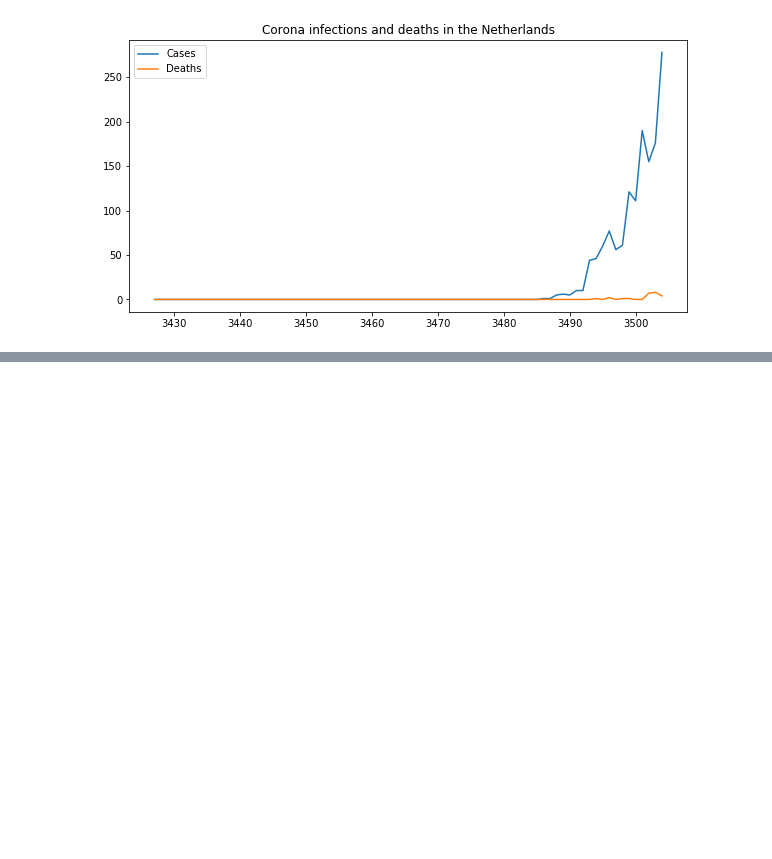
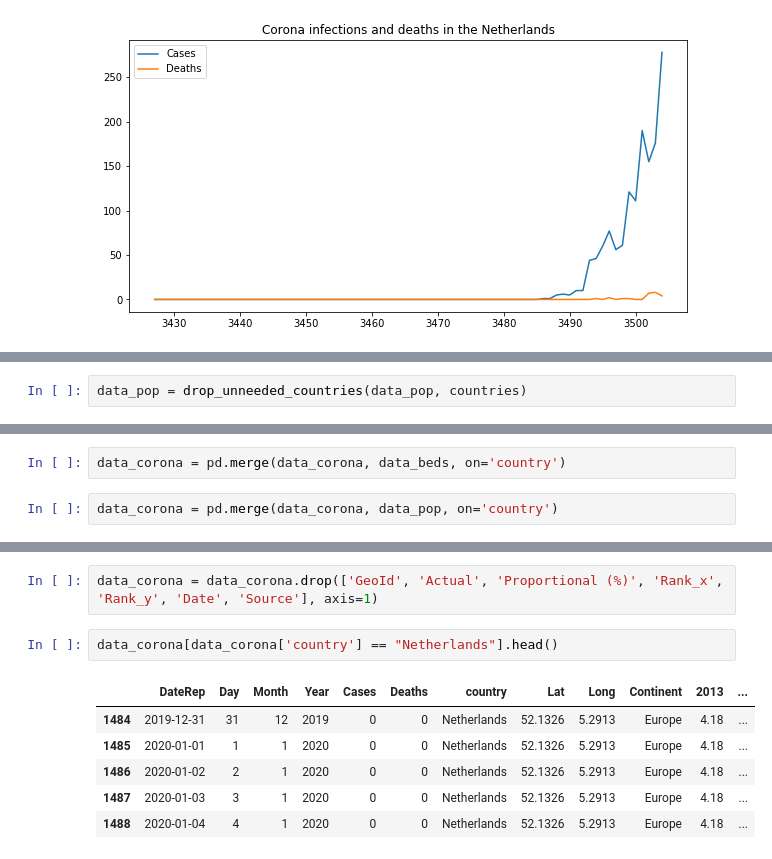
Before and after one commit to paulozk/corona, a Jupyter notebook: notebooks/data_preparation.ipynb, the cells around one changed output, grey strips where cells are left out. Saved outputs shown, nothing was run; the diff lists cells and outputs as text; blank space fills up the shorter version.

```diff
--- a/notebooks/data_preparation.ipynb
+++ b/notebooks/data_preparation.ipynb
@@ -101 +166,3 @@ plt.legend(['Cases', 'Deaths'])
+# %%
+data_pop = drop_unneeded_countries(data_pop, countries)
 # %%
@@ -113,0 +171,4 @@ data_corona.head()
+# %%
+data_corona = pd.merge(data_corona, data_beds, on='country')
+# %%
+data_corona = pd.merge(data_corona, data_pop, on='country')
@@ -113,0 +195,11 @@ data_corona.head()
+# %%
+data_corona = data_corona.drop(['GeoId', 'Actual', 'Proportional (%)', 'Rank_x', 'Rank_y', 'Date', 'Source'], axis=1)
+# %%
+data_corona[data_corona['country'] == "Netherlands"].head()
+# %% [output]
+|  | DateRep | Day | Month | Year | Cases | Deaths | country | Lat | Long | Continent | 2013 | ... |
+| 1484 | 2019-12-31 | 31 | 12 | 2019 | 0 | 0 | Netherlands | 52.1326 | 5.2913 | Europe | 4.18 | ... |
+| 1485 | 2020-01-01 | 1 | 1 | 2020 | 0 | 0 | Netherlands | 52.1326 | 5.2913 | Europe | 4.18 | ... |
+| 1486 | 2020-01-02 | 2 | 1 | 2020 | 0 | 0 | Netherlands | 52.1326 | 5.2913 | Europe | 4.18 | ... |
+| 1487 | 2020-01-03 | 3 | 1 | 2020 | 0 | 0 | Netherlands | 52.1326 | 5.2913 | Europe | 4.18 | ... |
+| 1488 | 2020-01-04 | 4 | 1 | 2020 | 0 | 0 | Netherlands | 52.1326 | 5.2913 | Europe | 4.18 | ... |
```
Also changed, not shown: parts of 14 cells of this notebook.
